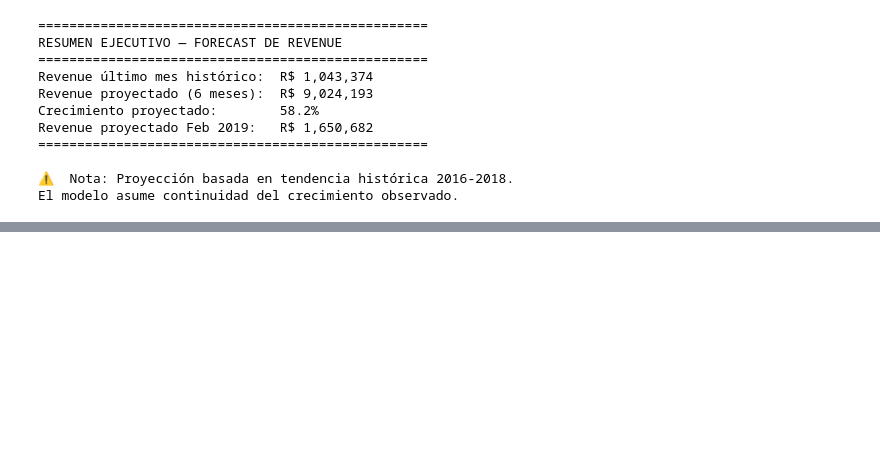
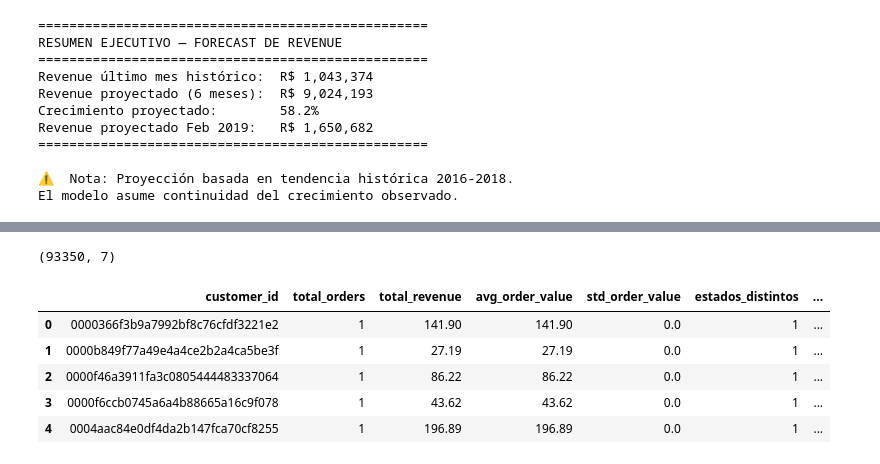
Before and after one commit to linagiraldo3015-byte/Customer-Transaction-Analysis, a Jupyter notebook: olist_analytics/predictive_models.ipynb, the cells around one changed output, grey strips where cells are left out. Saved outputs shown, nothing was run; the diff lists cells and outputs as text; code cells hidden in the pictures; blank space fills up the shorter version.

```diff
--- a/olist_analytics/predictive_models.ipynb
+++ b/olist_analytics/predictive_models.ipynb
@@ -159,0 +228,27 @@ El modelo asume continuidad del crecimiento observado.
+# %%
+# Reconstruir features desde datos originales
+df['order_date'] = pd.to_datetime(df['order_date'])
+
+# Features por cliente
+features = df.groupby('customer_id').agg(
+    total_orders=('order_id', 'count'),
+    total_revenue=('order_value', 'sum'),
+    avg_order_value=('order_value', 'mean'),
+    std_order_value=('order_value', 'std'),
+    estados_distintos=('state', 'nunique')
+).reset_index()
+
+# Unir con segmento RFM
+features = features.merge(rfm[['segmento']], left_index=True, right_index=True)
+features['std_order_value'] = features['std_order_value'].fillna(0)
+
+print(features.shape)
+features.head()
+# %% [output]
+(93350, 7)
+|  | customer_id | total_orders | total_revenue | avg_order_value | std_order_value | estados_distintos | ... |
+| 0 | 0000366f3b9a7992bf8c76cfdf3221e2 | 1 | 141.90 | 141.90 | 0.0 | 1 | ... |
+| 1 | 0000b849f77a49e4a4ce2b2a4ca5be3f | 1 | 27.19 | 27.19 | 0.0 | 1 | ... |
+| 2 | 0000f46a3911fa3c0805444483337064 | 1 | 86.22 | 86.22 | 0.0 | 1 | ... |
+| 3 | 0000f6ccb0745a6a4b88665a16c9f078 | 1 | 43.62 | 43.62 | 0.0 | 1 | ... |
+| 4 | 0004aac84e0df4da2b147fca70cf8255 | 1 | 196.89 | 196.89 | 0.0 | 1 | ... |
```
Also changed, not shown: parts of 2 cells of this notebook.
